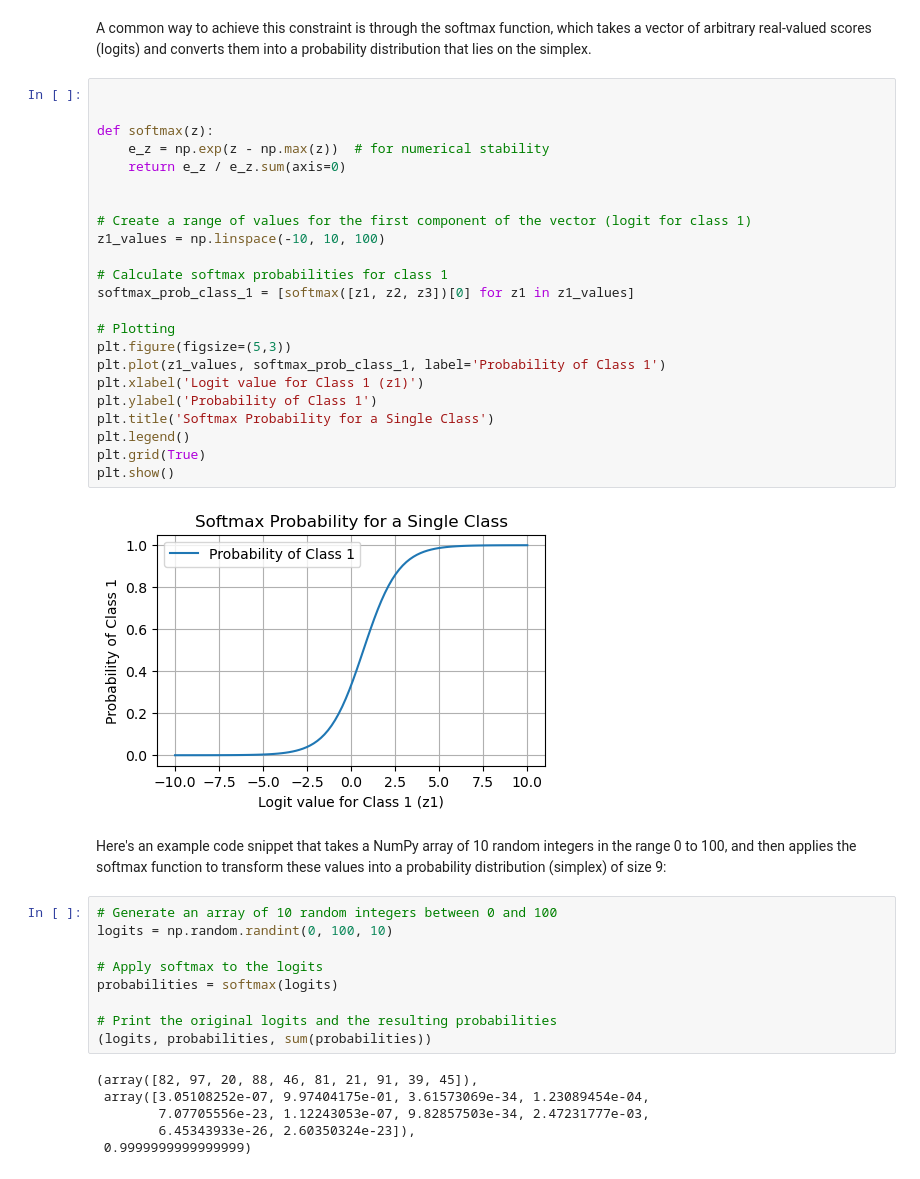
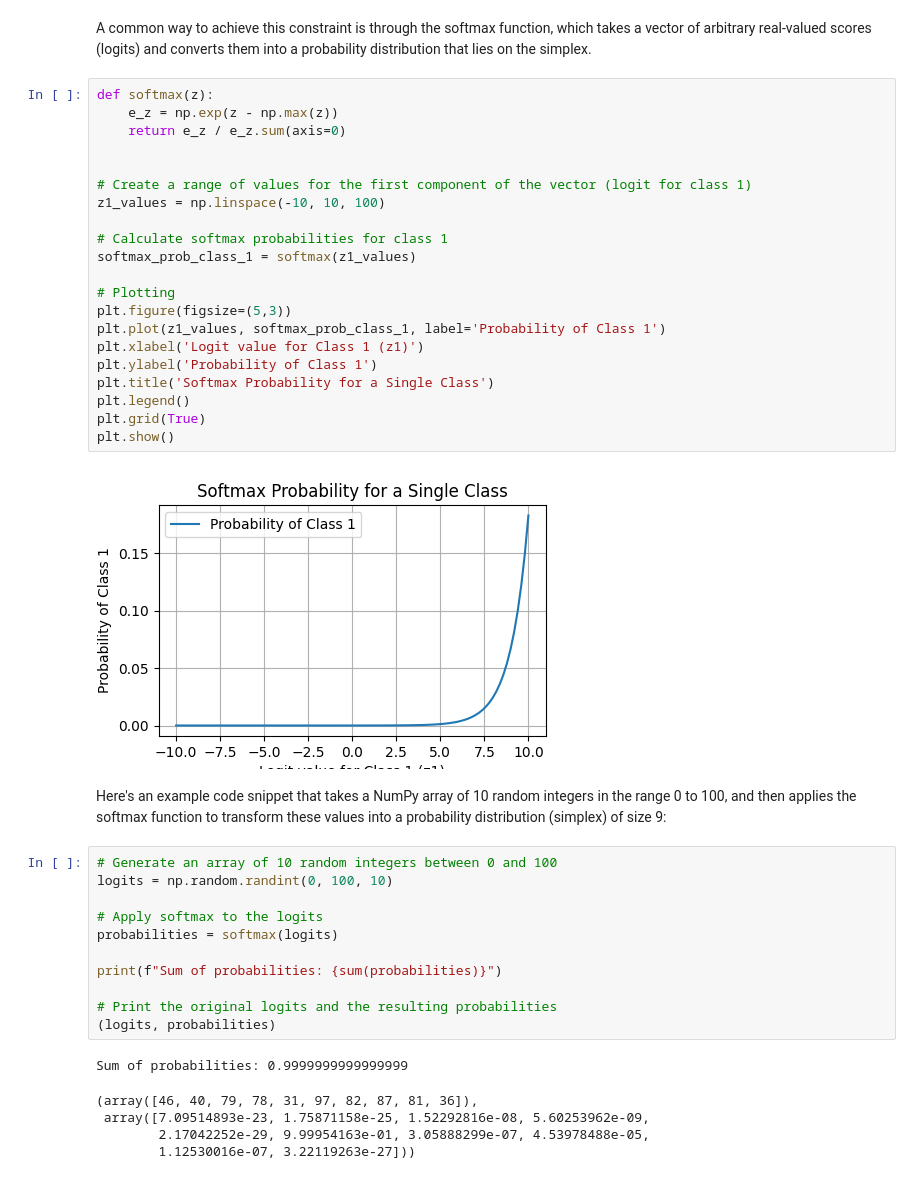
Before and after one commit to tnn1t1s/pallets, a Jupyter notebook: nb/OnTheSimplex.ipynb, the cells around one changed output. Drawn from its saved outputs; the diff is of its cells as text.

```diff
--- a/nb/OnTheSimplex.ipynb
+++ b/nb/OnTheSimplex.ipynb
@@ -95,30 +96,28 @@ In multiclass classification problems, the outputs of models are often interpret
 # %% [markdown]
 A common way to achieve this constraint is through the softmax function, which takes a vector of arbitrary real-valued scores (logits) and converts them into a probability distribution that lies on the simplex.
 # %%
-
-
 def softmax(z):
-    e_z = np.exp(z - np.max(z))  # for numerical stability
+    e_z = np.exp(z - np.max(z))
     return e_z / e_z.sum(axis=0)
 
 
 # Create a range of values for the first component of the vector (logit for class 1)
 z1_values = np.linspace(-10, 10, 100)
 
 # Calculate softmax probabilities for class 1
-softmax_prob_class_1 = [softmax([z1, z2, z3])[0] for z1 in z1_values]
+softmax_prob_class_1 = softmax(z1_values)
 
 # Plotting
 plt.figure(figsize=(5,3))
 plt.plot(z1_values, softmax_prob_class_1, label='Probability of Class 1')
 plt.xlabel('Logit value for Class 1 (z1)')
 plt.ylabel('Probability of Class 1')
 plt.title('Softmax Probability for a Single Class')
 plt.legend()
 plt.grid(True)
 plt.show()
 # %% [output]
-[figure, old version]
+[figure, new version]
 # %% [markdown]
 Here's an example code snippet that takes a NumPy array of 10 random integers in the range 0 to 100, and then applies the softmax function to transform these values into a probability distribution (simplex) of size 9:
 # %%
@@ -128,11 +127,13 @@ logits = np.random.randint(0, 100, 10)
 # Apply softmax to the logits
 probabilities = softmax(logits)
 
+print(f"Sum of probabilities: {sum(probabilities)}")
+
 # Print the original logits and the resulting probabilities
-(logits, probabilities, sum(probabilities))
+(logits, probabilities)
 # %% [output]
-(array([82, 97, 20, 88, 46, 81, 21, 91, 39, 45]),
- array([3.05108252e-07, 9.97404175e-01, 3.61573069e-34, 1.23089454e-04,
-        7.07705556e-23, 1.12243053e-07, 9.82857503e-34, 2.47231777e-03,
-        6.45343933e-26, 2.60350324e-23]),
- 0.9999999999999999)
+Sum of probabilities: 0.9999999999999999
+(array([46, 40, 79, 78, 31, 97, 82, 87, 81, 36]),
+ array([7.09514893e-23, 1.75871158e-25, 1.52292816e-08, 5.60253962e-09,
+        2.17042252e-29, 9.99954163e-01, 3.05888299e-07, 4.53978488e-05,
+        1.12530016e-07, 3.22119263e-27]))
```
Also changed, not shown: parts of 2 cells of this notebook.
